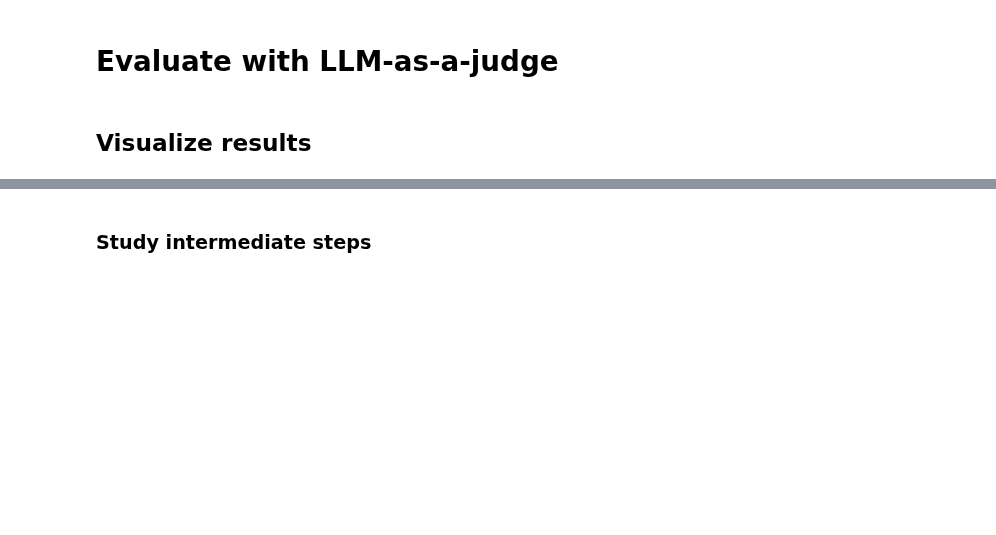
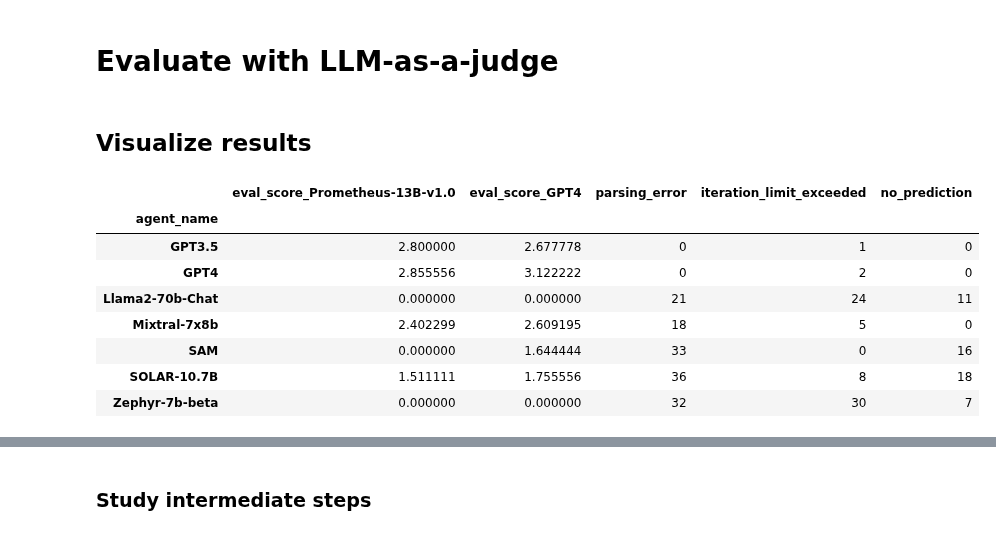
Before and after one commit to aymeric-roucher/benchmark_agents, a Jupyter notebook: benchmark.ipynb, the cells around one changed output, grey strips where cells are left out. Cells and saved outputs as stored; diff of their text form; code cells hidden in the pictures; blank space fills up the shorter version.

```diff
--- a/benchmark.ipynb
+++ b/benchmark.ipynb
@@ -238,18 +246,44 @@ print("Evaluation is complete!")
 # %%
 result_df = pd.concat([pd.read_json(f) for f in glob.glob("output/*.json")])
 try:
     result_df["tools_used"] = result_df["intermediate_steps"].apply(
         lambda row: ([step["tool"] for step in row] if row is not None else None)
     )
-    result_df["number_of_distinct_tools_used"] = result_df["tools_used"].apply(
-        lambda row: (len(list(set(row))) if row is not None else None)
-    )
-    result_df["number_of_steps"] = result_df["tools_used"].apply(
-        lambda row: (len(row) if row is not None else None)
-    )
 except:
     pass
 result_df["no_prediction"] = result_df["prediction"].apply(
     lambda x: True if x is None else False
 )
-result_df.head(5)
+
+
+def interpret_result(x):
+    try:
+        return int(x) - 1
+    except:
+        return 0
+
+
+result_df["eval_score_Prometheus-13B-v1.0"] = result_df[
+    "eval_score_Prometheus-13B-v1.0"
+].apply(interpret_result)
+result_df["eval_score_GPT4"] = result_df["eval_score_GPT4"].apply(interpret_result)
+
+result_df.groupby("agent_name").agg(
+    {
+        "eval_score_Prometheus-13B-v1.0": "mean",
+        "eval_score_GPT4": "mean",
+        "parsing_error": "sum",
+        "iteration_limit_exceeded": "sum",
+        "no_prediction": "sum",
+    }
+)
+# %% [output]
+|  | eval_score_Prometheus-13B-v1.0 | eval_score_GPT4 | parsing_error | iteration_limit_exceeded | no_prediction |
+| agent_name |  |  |  |  |  |
+| GPT3.5 | 2.800000 | 2.677778 | 0 | 1 | 0 |
+| GPT4 | 2.855556 | 3.122222 | 0 | 2 | 0 |
+| Llama2-70b-Chat | 0.000000 | 0.000000 | 21 | 24 | 11 |
+| Mixtral-7x8b | 2.402299 | 2.609195 | 18 | 5 | 0 |
+| SAM | 0.000000 | 1.644444 | 33 | 0 | 16 |
+| SOLAR-10.7B | 1.511111 | 1.755556 | 36 | 8 | 18 |
+| Zephyr-7b-beta | 0.000000 | 0.000000 | 32 | 30 | 7 |
```
Also changed, not shown: parts of 14 cells of this notebook, 6 other files.
